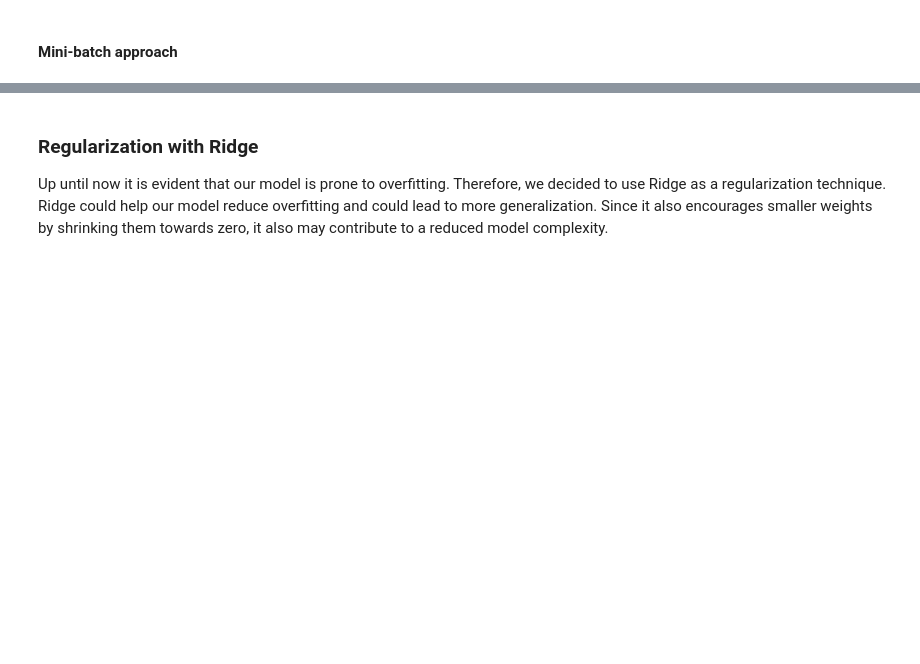
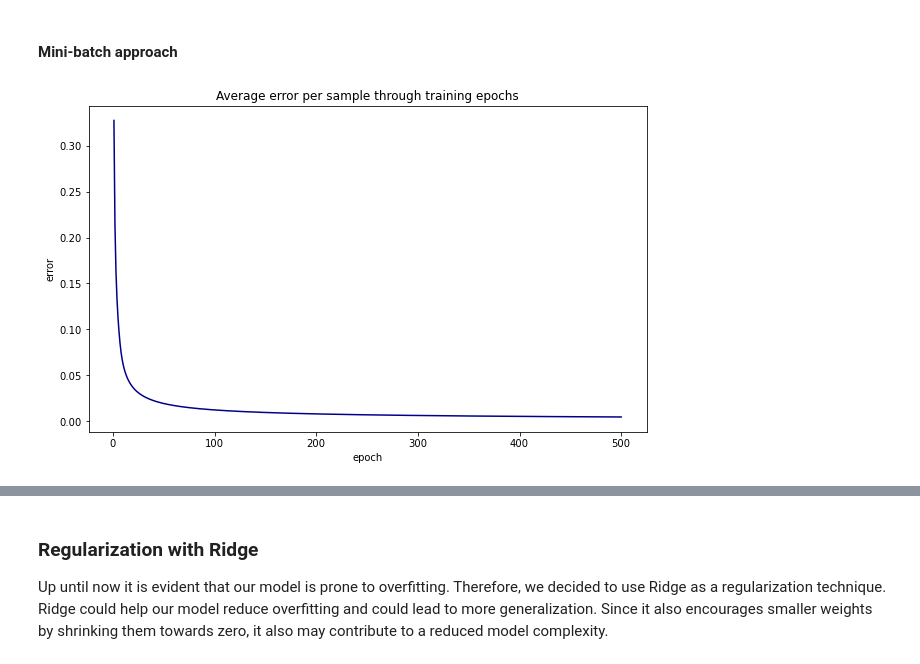
Before and after one commit to nadiaverdha/MachineLearningEx2, a Jupyter notebook: Ex2_wine.ipynb, the cells around one changed output, grey strips where cells are left out. Saved outputs shown, nothing was run; the diff lists cells and outputs as text; code cells hidden in the pictures; blank space fills up the shorter version.

Commit message:
mini_batch added, continuing with effectiveness comparison

```diff
--- a/Ex2_wine.ipynb
+++ b/Ex2_wine.ipynb
@@ -462,3 +462,19 @@ net.plot_error_curve(err_vect)
 [figure]
 # %% [markdown]
 #### Mini-batch approach
+# %%
+# Examining mini-batch method: for batch_size=1 it should give the same output as standard incremental (fit)
+seed = 1234
+net = Network()
+net.add(FCLayer(13, 8, seed=seed))
+net.add(ActivationLayer(tanh, tanh_prime))
+net.add(FCLayer(8, 3, seed=seed))
+net.add(ActivationLayer(softmax, softmax_prime))
+
+# train
+net.use(categorical_cross_entropy, categorical_cross_entropy_prime)
+
+err_vect = net.fit_mini_batch(X_train_standardized, y_train, epochs=500, learning_rate=0.1, batch_size=1)
+net.plot_error_curve(err_vect)
+# %% [output]
+[figure, added]
```
Also changed, not shown: parts of 7 cells of this notebook, 1 other file.
